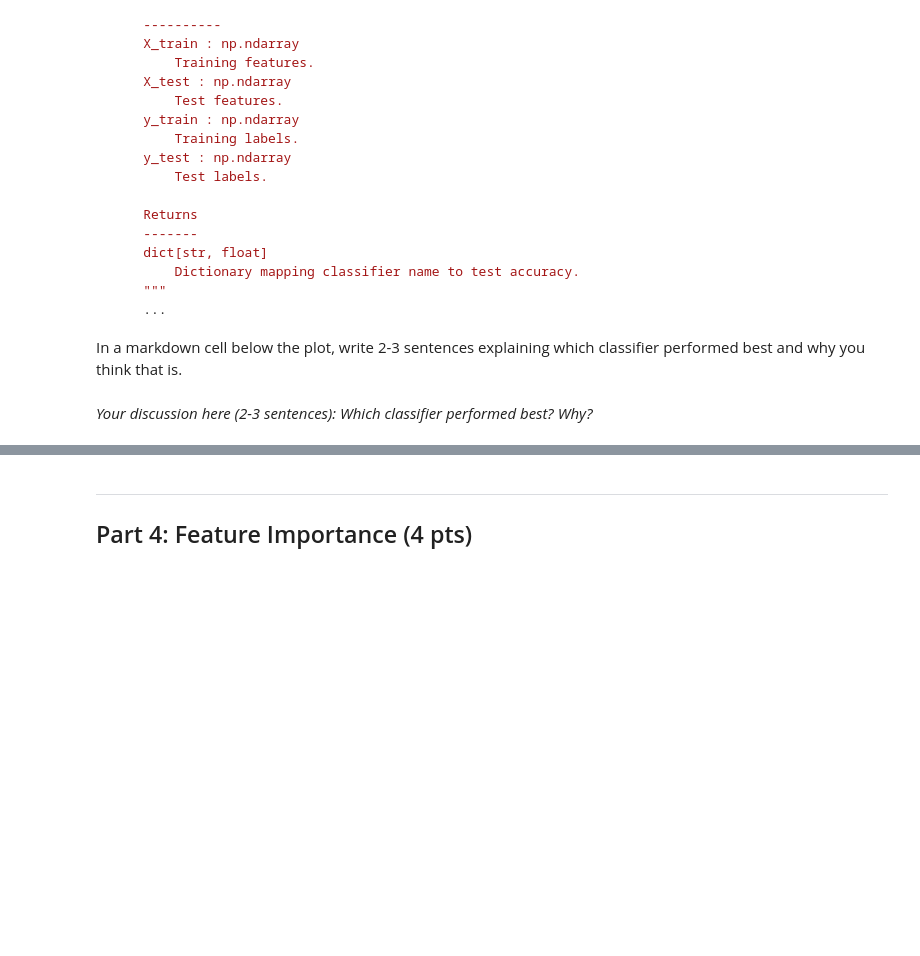
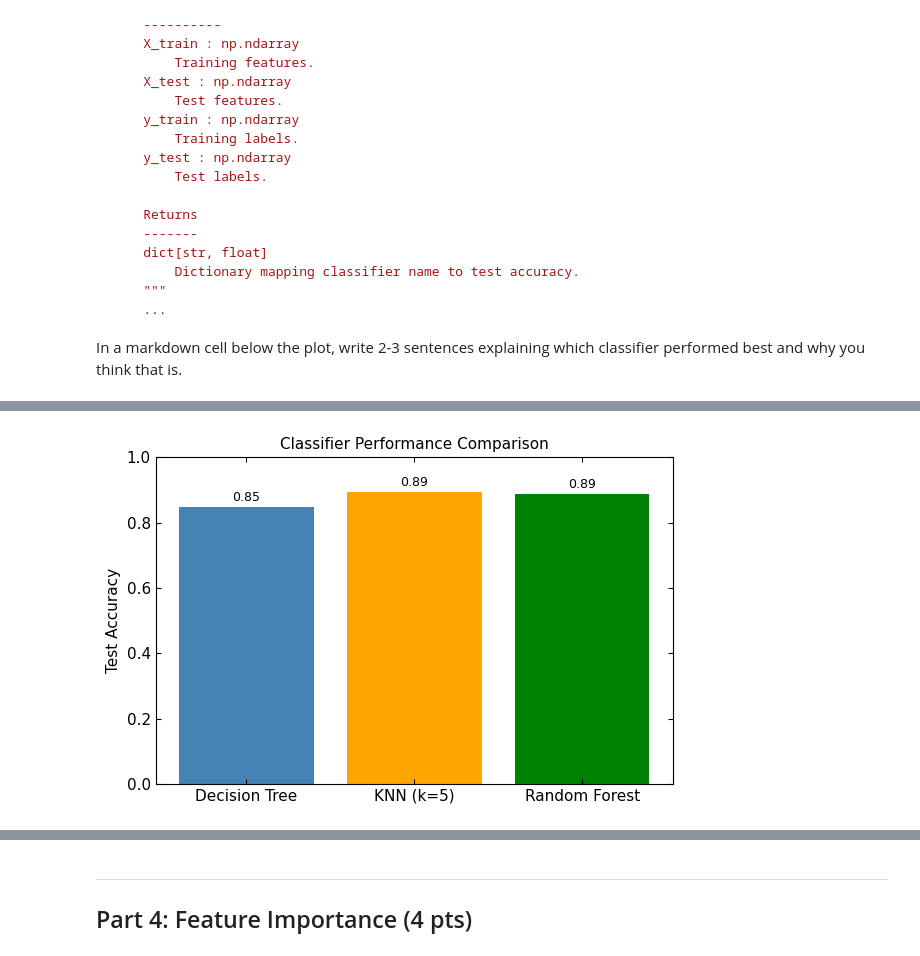
Before and after one commit to owenabbata/PHY386, a Jupyter notebook: 2026/HW/OwenAbbata/HW5.ipynb, the cells around one changed output, grey strips where cells are left out. Saved outputs shown, nothing was run; the diff lists cells and outputs as text; code cells hidden in the pictures; blank space fills up the shorter version.

```diff
--- a/2026/HW/OwenAbbata/HW5.ipynb
+++ b/2026/HW/OwenAbbata/HW5.ipynb
@@ -645,0 +965,7 @@ Then try again with `StandardScaler` applied to the features (as shown in the wo
+# %%
+# Task 3.2: Your code here
+# Random Forest
+rf = RandomForestClassifier(n_estimators=100, random_state=42)
+rf.fit(X_train, y_train)
+print(f"Random Forest training accuracy: {rf.score(X_train, y_train):.2f}")
+print(f"Random Forest test accuracy:  {rf.score(X_test, y_test):.2f}")
@@ -680,2 +1007,70 @@ In a markdown cell below the plot, write 2-3 sentences explaining which classifi
-# %% [markdown]
-*Your discussion here (2-3 sentences): Which classifier performed best? Why?*
+# %%
+# Task 3.3: Your code here
+# Compare Classifiers
+def compare_classifiers(
+    X_train: np.ndarray,
+    X_test: np.ndarray,
+    y_train: np.ndarray,
+    y_test: np.ndarray
+) -> dict[str, float]:
+    """Train Decision Tree, KNN (scaled), and Random Forest; return test accuracies.
+
+    Parameters
+    ----------
+    X_train : np.ndarray
+        Training features.
+    X_test : np.ndarray
+        Test features.
+    y_train : np.ndarray
+        Training labels.
+    y_test : np.ndarray
+        Test labels.
+
+    Returns
+    -------
+    dict[str, float]
+        Dictionary mapping classifier name to test accuracy.
+    """
+    # Scale features for KNN
+    scaler = StandardScaler()
+    X_train_scaled = scaler.fit_transform(X_train)
+    X_test_scaled = scaler.transform(X_test)
+
+    # Initialize classifiers
+    classifiers = {
+        'Decision Tree': DecisionTreeClassifier(random_state=42),
+        'KNN (k=5)': KNeighborsClassifier(n_neighbors=5),
+        'Random Forest': RandomForestClassifier(n_estimators=100, random_state=42),
+    }
+
+    accuracies = {}
+    for name, clf in classifiers.items():
+        if 'KNN' in name:
+            clf.fit(X_train_scaled, y_train)
+            acc = clf.score(X_test_scaled, y_test)
+        else:
+            clf.fit(X_train, y_train)
+            acc = clf.score(X_test, y_test)
+        accuracies[name] = acc
+        print(f"{name} test accuracy: {acc:.2f}")
+
+    return accuracies
+
+accuracies = compare_classifiers(X_train, X_test, y_train, y_test)
+print("\nSummary of classifier performance:")
+for name, acc in accuracies.items():
+    print(f"{name}: {acc:.2f}")
+
+# Bar chart of accuracies
+fig, ax = plt.subplots()
+classifier_names = list(accuracies.keys())
+accuracy_values = list(accuracies.values())
+ax.bar(classifier_names, accuracy_values, color=['steelblue', 'orange', 'green'])
+ax.set_ylim(0, 1)
+ax.set_ylabel('Test Accuracy')
+ax.set_title('Classifier Performance Comparison')
+for i, acc in enumerate(accuracy_values):
+    ax.text(i, acc + 0.02, f"{acc:.2f}", ha='center', fontsize=9)
+plt.tight_layout()
+plt.show()
+# %% [output]
@@ -681,0 +1085 @@ In a markdown cell below the plot, write 2-3 sentences explaining which classifi
+[figure, added]
```
Also changed, not shown: parts of 25 cells of this notebook.
